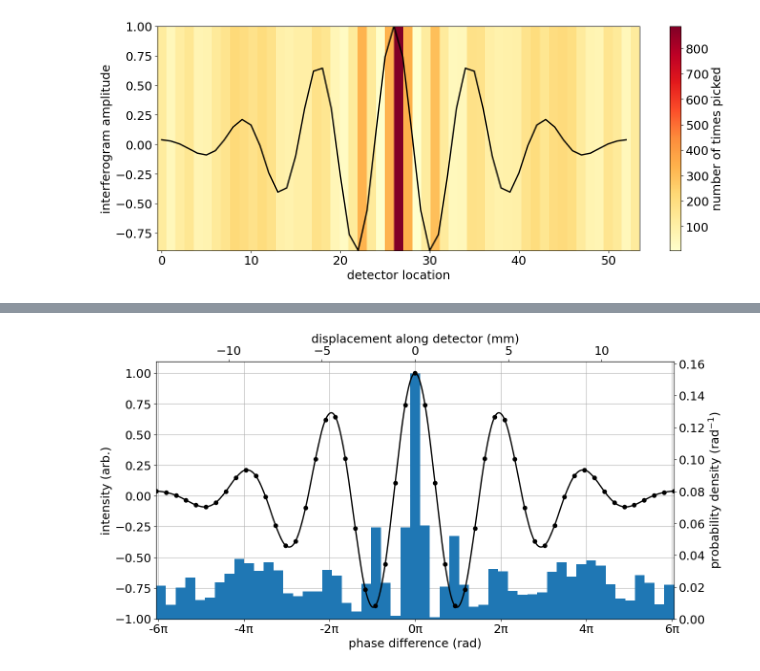
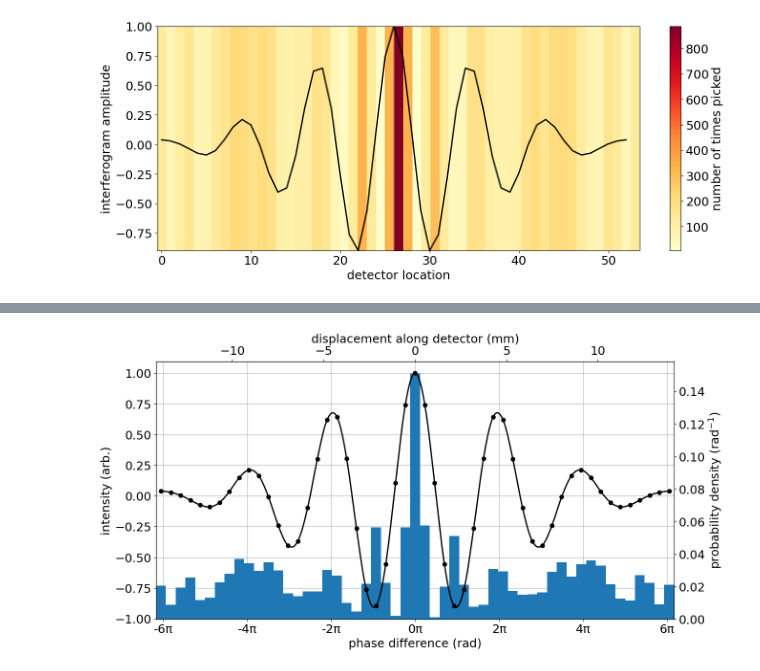
Before and after one commit to Jammi-Dodgers/THz-Compressed-Sensing, a Jupyter notebook: CS_simulated_annealing.ipynb, the cells around one changed output, grey strips where cells are left out. Drawn from its saved outputs; the diff is of its cells as text; code cells hidden in the pictures.

Commit message:
tweaked histogram graph

```diff
--- a/CS_simulated_annealing.ipynb
+++ b/CS_simulated_annealing.ipynb
@@ -216,33 +216,35 @@ sensor_phase = displacement2phase(sensor_distrobution)
 fig, axs = plt.subplots(figsize= (14,7))
 secax = axs.secondary_xaxis('top', functions=(displacement2phase, phase2displacement))
 twinax = axs.twinx()
 invisibleax = axs.twinx()
 
 ### Plot histogram on primary axes
-axs.hist(sensor_phase, bins= bins, density= True, zorder= 3)
+dtheta = phase_difference[1] -phase_difference[0]
+axs.hist(sensor_phase, bins= bins, range= (phase_difference[0] -dtheta/2, phase_difference[-1] +dtheta/2),density= True, zorder= 3)
 axs.set(ylabel= "probability density (rad$^{-1}$)", ylim= (0, None),
-        xlabel= "phase difference (rad)", xlim= (phase_difference[0], phase_difference[-1]), xticks= np.arange(-6*np.pi, 6*np.pi +np.pi, 2*np.pi), xticklabels= [f"{i/np.pi:.0f}π" for i in np.arange(-6*np.pi, 6*np.pi +np.pi, 2*np.pi)])
+        xlabel= "phase difference (rad)", xlim= (phase_difference[0] -dtheta/2, phase_difference[-1] +dtheta/2), xticks= np.arange(-6*np.pi, 6*np.pi +np.pi, 2*np.pi), xticklabels= [f"{i/np.pi:.0f}π" for i in np.arange(-6*np.pi, 6*np.pi +np.pi, 2*np.pi)])
 axs.yaxis.set_label_position("right"); axs.yaxis.tick_right()
 axs.grid(visible= True, axis= "x")
 axs.patch.set_visible(False)
 
 ### Put displacement on secondary x-axis
 secax.set_xlabel("displacement along detector (mm)")
 
 ### Plot interferogram on twin y-axis
 twinax.plot(phase_difference, target, color= "k", linewidth= 2, label= "interferogram", linestyle= "none", marker= "o")
 twinax.plot(cs.interpolate(phase_difference), cs.interpolate(target), color= "k")
 twinax.set(ylabel= "intensity (arb.)")
 twinax.yaxis.set_label_position("left"); twinax.yaxis.tick_left()
 
 ### Plot invisible twin y-axis to make the grid appear behind the histogram
 invisibleax.set_zorder(-1)
 invisibleax.set_ylim(twinax.get_ylim())
 invisibleax.set_xticks(ticks= np.arange(-6*np.pi, 6*np.pi +np.pi, 2*np.pi))
 invisibleax.tick_params(right=False, labelright=False, bottom= False, labelbottom=False)
 invisibleax.spines['right'].set_visible(False)
+invisibleax.patch.set_visible(True)
 invisibleax.grid(True)
 
 plt.show()
 # %% [output]
-[figure, old version]
+[figure, new version]
```
Also changed, not shown: parts of 1 cell of this notebook, 1 other file.
